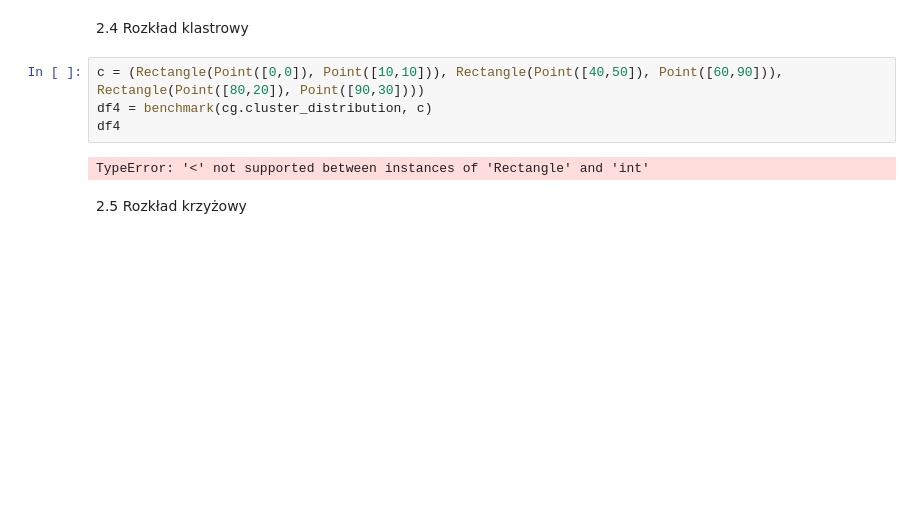
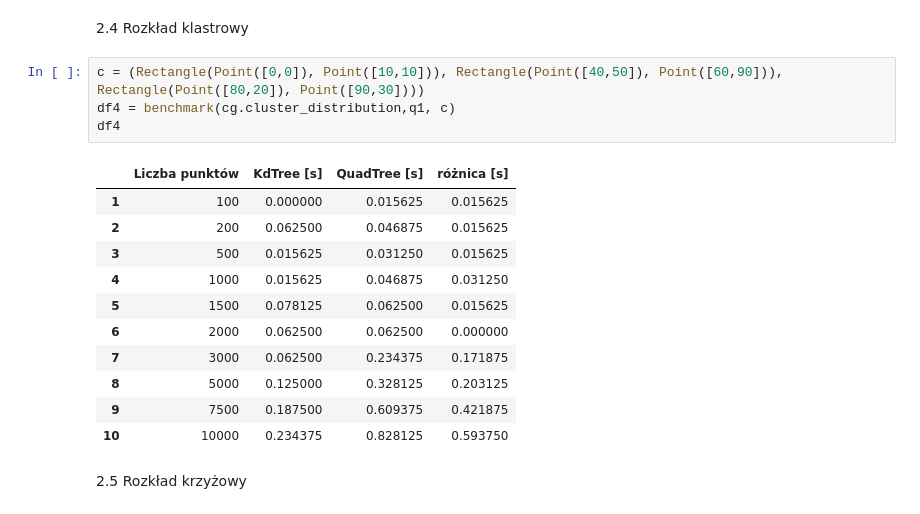
Before and after one commit to WerWojtas/QuadTree_and_KdTree, a Jupyter notebook: Comparison.ipynb, the cells around one changed output. Saved outputs shown, nothing was run; the diff lists cells and outputs as text; blank space fills up the shorter version.

```diff
--- a/Comparison.ipynb
+++ b/Comparison.ipynb
@@ -135,9 +148,19 @@ TypeError: grid_distribution() missing 1 required positional argument: 'rectangl
 2.4 Rozkład klastrowy
 # %%
 c = (Rectangle(Point([0,0]), Point([10,10])), Rectangle(Point([40,50]), Point([60,90])), Rectangle(Point([80,20]), Point([90,30])))
-df4 = benchmark(cg.cluster_distribution, c)
+df4 = benchmark(cg.cluster_distribution,q1, c)
 df4
 # %% [output]
-TypeError: '<' not supported between instances of 'Rectangle' and 'int'
+|  | Liczba punktów | KdTree [s] | QuadTree [s] | różnica [s] |
+| 1 | 100 | 0.000000 | 0.015625 | 0.015625 |
+| 2 | 200 | 0.062500 | 0.046875 | 0.015625 |
+| 3 | 500 | 0.015625 | 0.031250 | 0.015625 |
+| 4 | 1000 | 0.015625 | 0.046875 | 0.031250 |
+| 5 | 1500 | 0.078125 | 0.062500 | 0.015625 |
+| 6 | 2000 | 0.062500 | 0.062500 | 0.000000 |
+| 7 | 3000 | 0.062500 | 0.234375 | 0.171875 |
+| 8 | 5000 | 0.125000 | 0.328125 | 0.203125 |
+| 9 | 7500 | 0.187500 | 0.609375 | 0.421875 |
+| 10 | 10000 | 0.234375 | 0.828125 | 0.593750 |
 # %% [markdown]
 2.5 Rozkład krzyżowy
```
Also changed, not shown: parts of 9 cells of this notebook, 1 other file.
